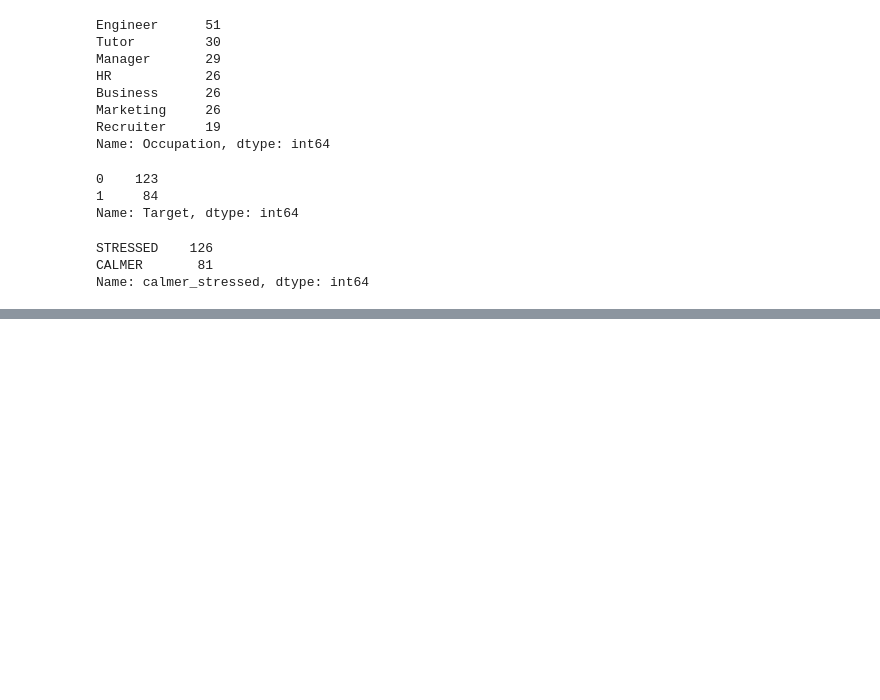
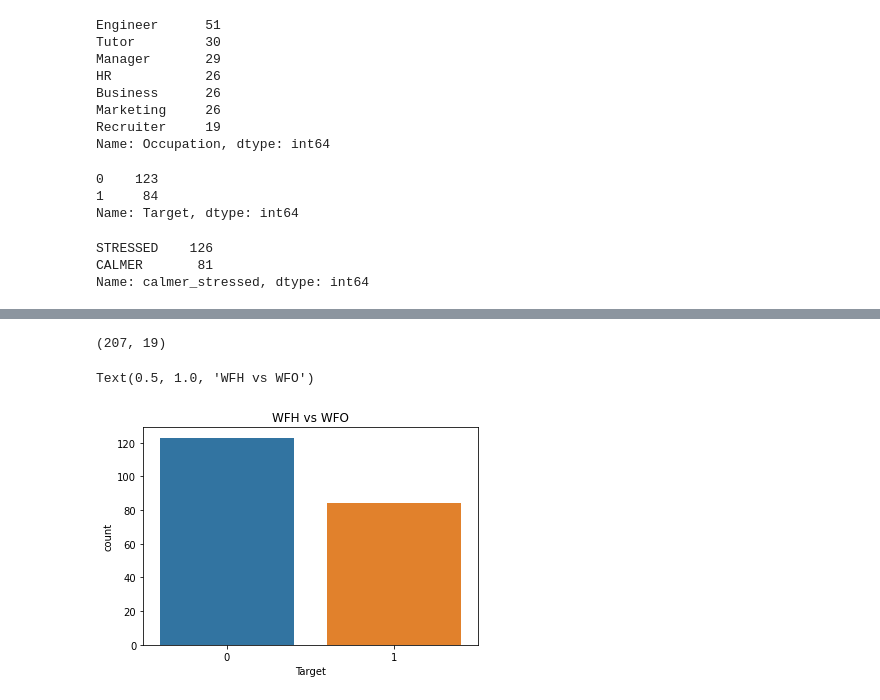
Before and after one commit to sinchana-hathwar/WFH_vs_WFO, a Jupyter notebook: wfh_vs_wfo.ipynb, the cells around one changed output, grey strips where cells are left out. Cells and saved outputs as stored; diff of their text form; code cells hidden in the pictures; blank space fills up the shorter version.

```diff
--- a/wfh_vs_wfo.ipynb
+++ b/wfh_vs_wfo.ipynb
@@ -114,0 +121,2 @@ encode = LabelEncoder()
+# %%
+data=pd.read_csv("C:/Users/supra/py files/WFH_vs_WFO/encoded_dataset.csv")
@@ -114,0 +132,10 @@ encode = LabelEncoder()
+# %%
+data.shape
+# %% [output]
+(207, 19)
+# %%
+ax=sns.countplot(x='Target',data=data)
+plt.title('WFH vs WFO')
+# %% [output]
+Text(0.5, 1.0, 'WFH vs WFO')
+[figure, added]
```
Also changed, not shown: parts of 24 cells of this notebook.
